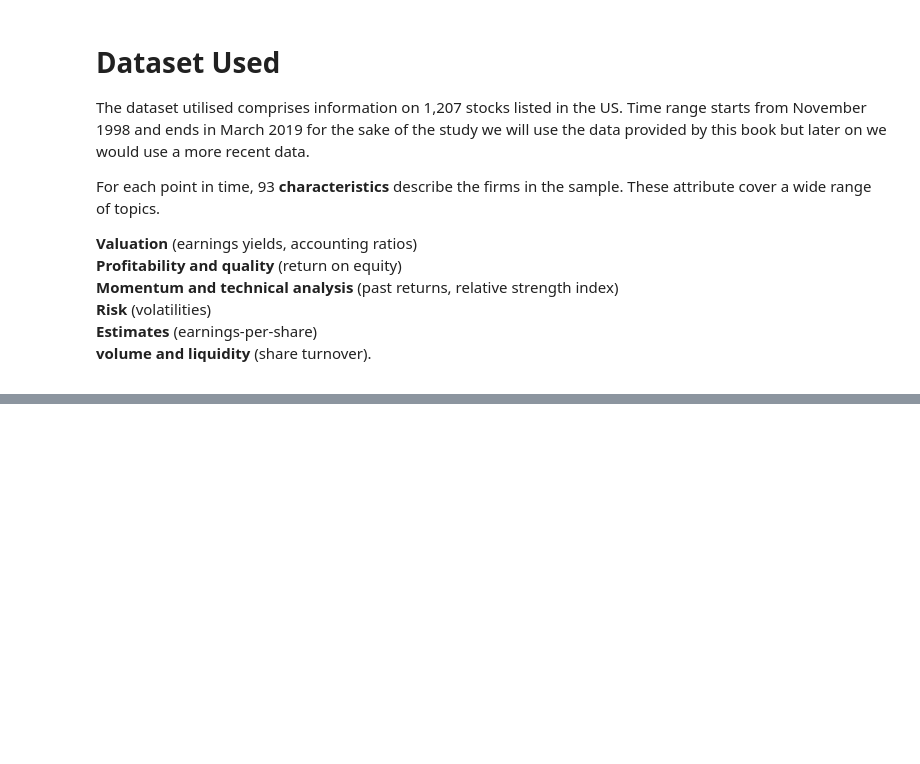
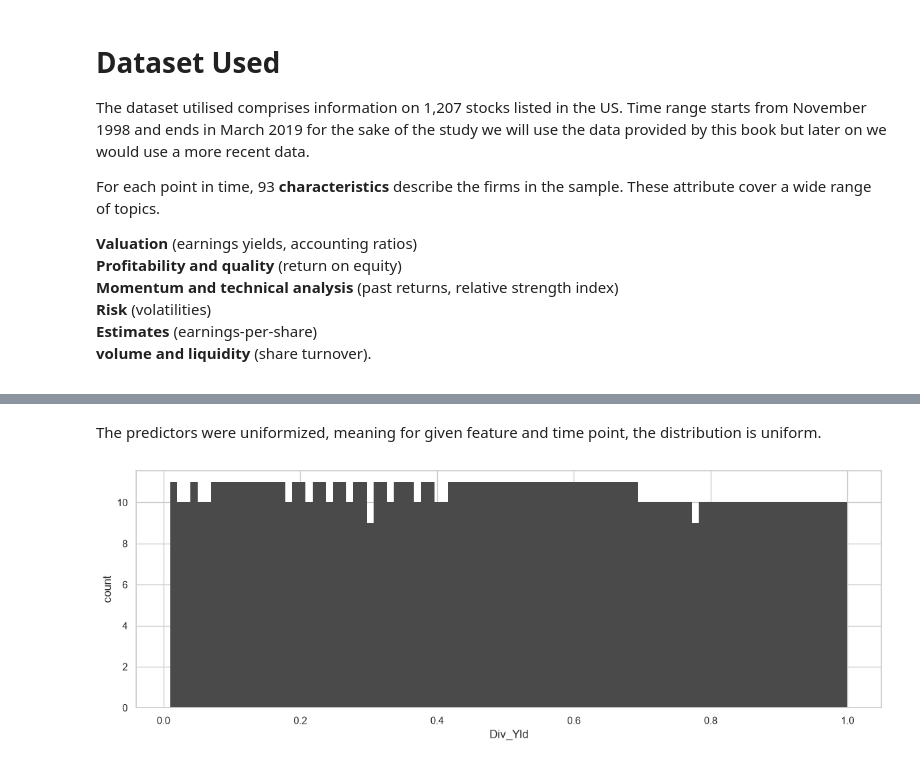
Before and after one commit to David-Ogunsanya/Machine_Learnig_Investing, a Jupyter notebook: ML_journey/ml_work_part_1.ipynb, the cells around one changed output, grey strips where cells are left out. Saved outputs shown, nothing was run; the diff lists cells and outputs as text; code cells hidden in the pictures; blank space fills up the shorter version.

```diff
--- a/ML_journey/ml_work_part_1.ipynb
+++ b/ML_journey/ml_work_part_1.ipynb
@@ -45,0 +89,16 @@ Shape: (283380, 99)
+# %% [markdown]
+<p>The predictors were uniformized, meaning for given feature and time point, the distribution is uniform.</p>
+# %%
+df_sub = data_ml[data_ml["date"] == "2000-02-29"]
+
+sns.set_theme(style="whitegrid")
+fig, ax = plt.subplots(figsize=(12,10))
+ax.hist(df_sub["Div_Yld"], bins=100, color="#4a4a4a", edgecolor="none")
+ax.set_xlabel("Div_Yld")
+ax.set_ylabel("count")
+
+ax.set_aspect(0.03)
+plt.tight_layout()
+plt.show()
+# %% [output]
+[figure, added]
```
Also changed, not shown: parts of 10 cells of this notebook.
